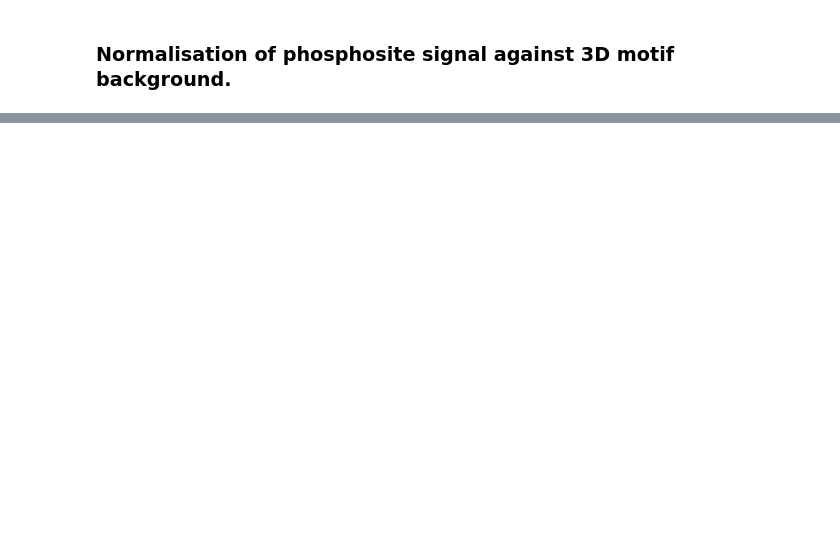
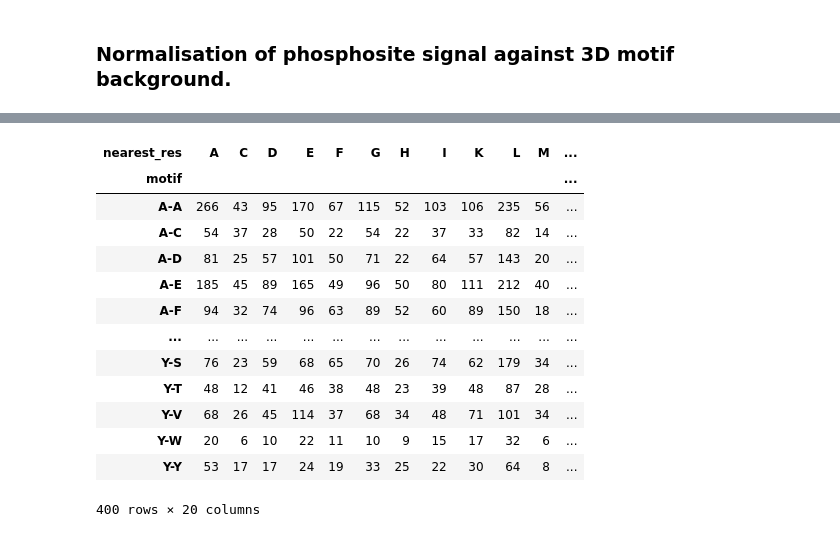
Before and after one commit to kamurani/phosphosite, a Jupyter notebook: notebooks/normalise_3d.ipynb, the cells around one changed output, grey strips where cells are left out. Drawn from its saved outputs; the diff is of its cells as text; code cells hidden in the pictures; blank space fills up the shorter version.

```diff
--- a/notebooks/normalise_3d.ipynb
+++ b/notebooks/normalise_3d.ipynb
@@ -42,6 +46,6 @@ Loaded 1626747 rows from 17236 proteins from /home/cim/STRUCTURAL_MOTIFS/phospho
 # %%
 from phosphosite.motif.processing import make_count_df, make_motif_df
-make_motif_df(
+df = make_motif_df(
     df[df["site_res"] == "S"],
     prev_col="-1",
     next_col="+1",
@@ -65,3 +71,22 @@ make_motif_df(
+# %%
+df = df + 1
+# %%
+df
+# %% [output]
+| nearest_res | A | C | D | E | F | G | H | I | K | L | M | ... |
+| motif |  |  |  |  |  |  |  |  |  |  |  | ... |
+| A-A | 266 | 43 | 95 | 170 | 67 | 115 | 52 | 103 | 106 | 235 | 56 | ... |
+| A-C | 54 | 37 | 28 | 50 | 22 | 54 | 22 | 37 | 33 | 82 | 14 | ... |
+| A-D | 81 | 25 | 57 | 101 | 50 | 71 | 22 | 64 | 57 | 143 | 20 | ... |
+| A-E | 185 | 45 | 89 | 165 | 49 | 96 | 50 | 80 | 111 | 212 | 40 | ... |
+| A-F | 94 | 32 | 74 | 96 | 63 | 89 | 52 | 60 | 89 | 150 | 18 | ... |
+| ... | ... | ... | ... | ... | ... | ... | ... | ... | ... | ... | ... | ... |
+| Y-S | 76 | 23 | 59 | 68 | 65 | 70 | 26 | 74 | 62 | 179 | 34 | ... |
+| Y-T | 48 | 12 | 41 | 46 | 38 | 48 | 23 | 39 | 48 | 87 | 28 | ... |
+| Y-V | 68 | 26 | 45 | 114 | 37 | 68 | 34 | 48 | 71 | 101 | 34 | ... |
+| Y-W | 20 | 6 | 10 | 22 | 11 | 10 | 9 | 15 | 17 | 32 | 6 | ... |
+| Y-Y | 53 | 17 | 17 | 24 | 19 | 33 | 25 | 22 | 30 | 64 | 8 | ... |
+400 rows × 20 columns
 # %%
 from phosphosite.motif.visualisation import plot_heatmap
 
```
Also changed, not shown: parts of 6 cells of this notebook, 7 other files.
